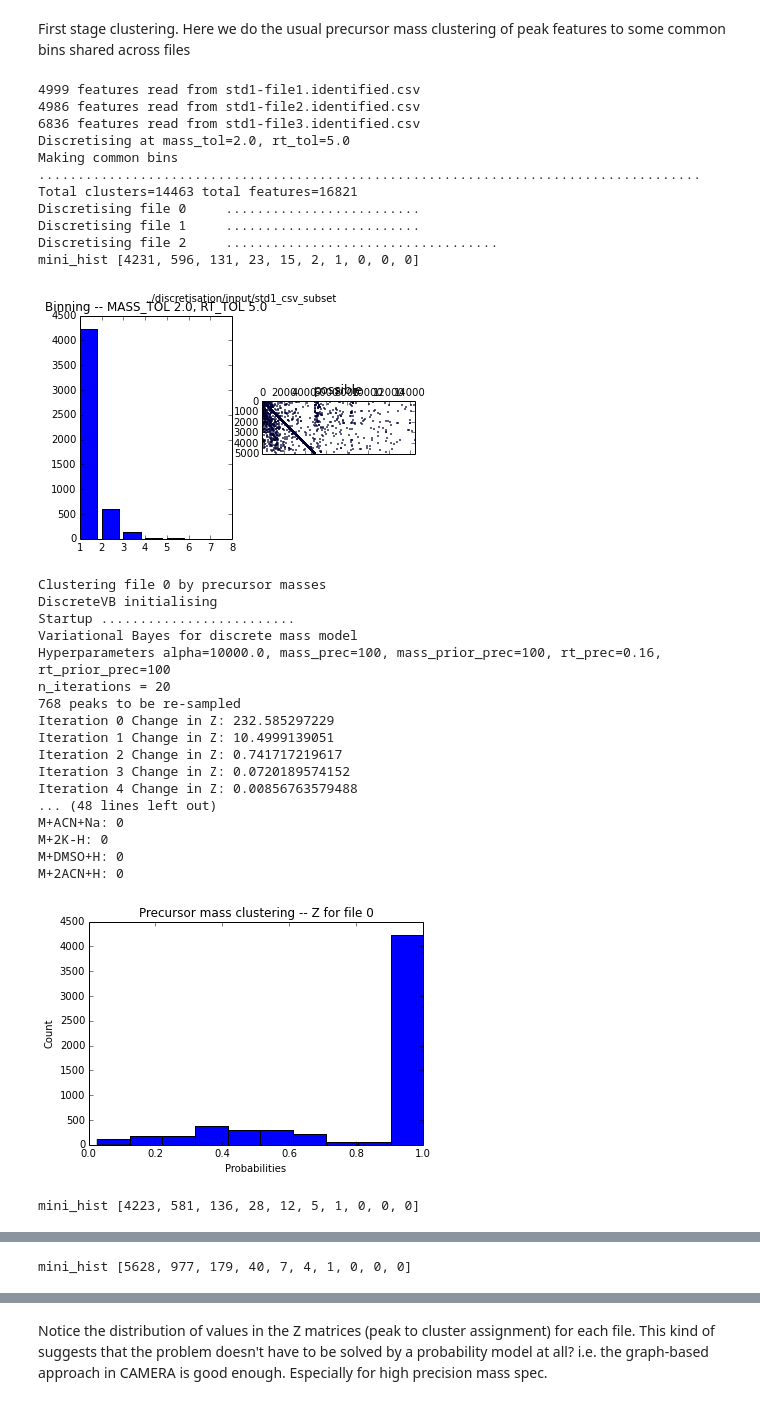
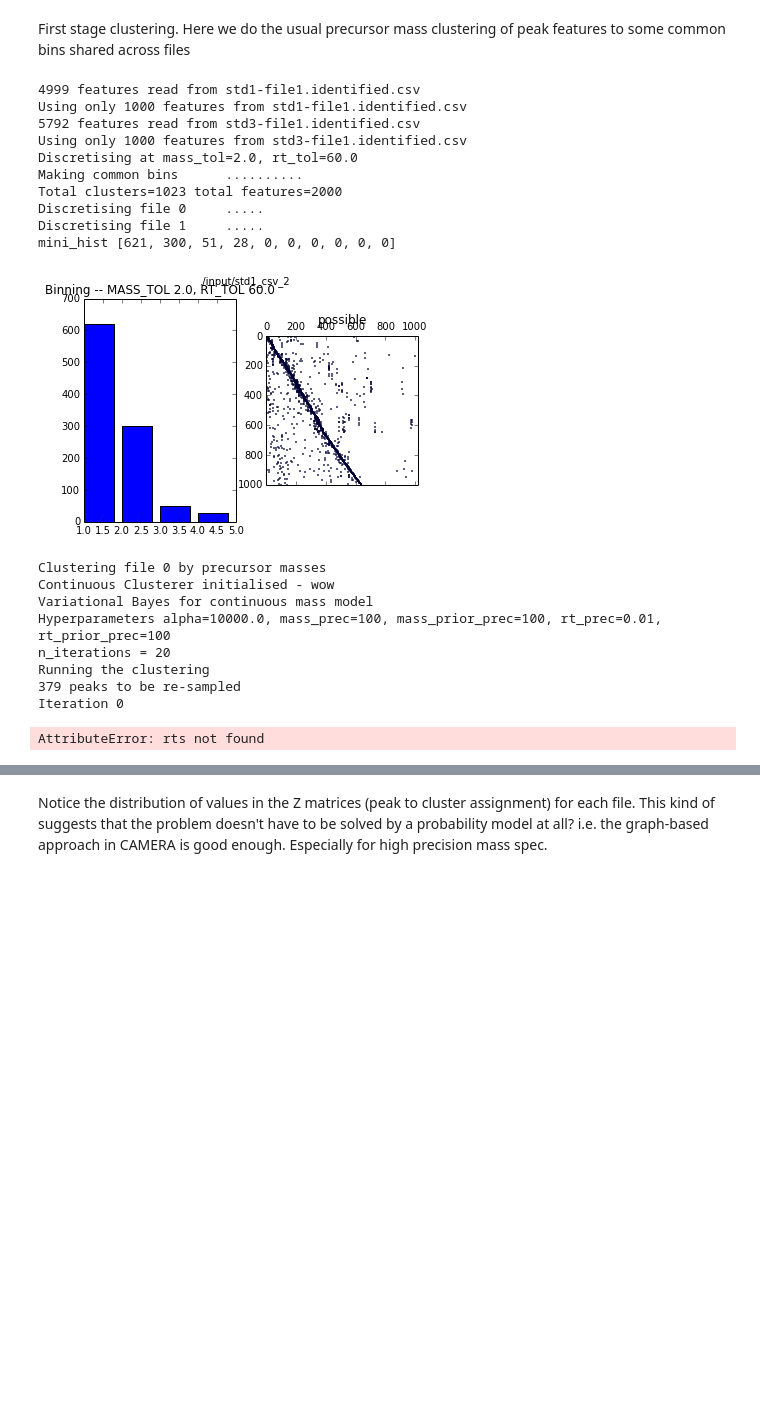
Before and after one commit to sdrogers/metabolomics_tools, a Jupyter notebook: alignment/test_shared_bin_matching.ipynb, the cells around one changed output, grey strips where cells are left out. Saved outputs shown, nothing was run; the diff lists cells and outputs as text; code cells hidden in the pictures; blank space fills up the shorter version.

Commit message:
fix the binning but broke the alignment
Former-commit-id: ab5618504f46deac2b77b407c164163af4974ac4

```diff
--- a/alignment/test_shared_bin_matching.ipynb
+++ b/alignment/test_shared_bin_matching.ipynb
@@ -62,19 +63,18 @@ Parameters. Here we load 3 std1 pos files and process them with the following pa
 # %%
 start = time.time()
 
-basedir = '../discretisation'
-database = basedir + '/database/std1_mols.csv'
-transformation = basedir + '/mulsubs/mulsub2.txt'
-input_file = basedir + '/input/std1_csv_subset'
+database = '../discretisation/database/std1_mols.csv'
+transformation = '../discretisation/mulsubs/mulsub2.txt'
+input_file = './input/std1_csv_2'
 
 binning_mass_tol = 2.0                  # mass tolerance in ppm when binning
-binning_rt_tol = 5.0                    # rt tolerance in seconds when binning
-within_file_rt_sd = binning_rt_tol/2    # standard deviation of each cluster when clustering by precursor masses in a single file
-across_file_rt_sd = 10.0                # standard deviation of mixture component when clustering by RT across files
+binning_rt_tol = 60.0                   # rt tolerance in seconds when binning
+within_file_rt_sd = 10.0                # standard deviation of each cluster when clustering by precursor masses in a single file
+across_file_rt_sd = 30.0                # standard deviation of mixture component when clustering by RT across files
 alpha_mass = 10000.0                    # concentration parameter for precursor mass clustering
 alpha_rt = 10000.0                      # concentration parameter for DP mixture on RT
 t = 0.50                                # threshold for cluster membership for precursor mass clustering
-limit_n = -1                            # the number of features to load per file to make debugging easier, -1 to load all
+limit_n = 1000                          # the number of features to load per file to make debugging easier, -1 to load all
 
 mass_clustering_n_iterations = 20       # no. of iterations for VB precursor clustering
 rt_clustering_nsamps = 200              # no. of total samples for Gibbs RT clustering
@@ -94,6 +94,9 @@ all_bins = []
 posterior_bin_rts = []
 annotations = {}
 
+file_bins = []
+file_post_rts = []
+
 for j in range(len(data_list)):
 
     # run precursor mass clustering
@@ -103,7 +106,8 @@ for j in range(len(data_list)):
     hp = HyperPars()
     hp.rt_prec = 1.0/(within_file_rt_sd*within_file_rt_sd)
     hp.alpha = alpha_mass
-    discrete = DiscreteVB(peak_data, hp)
+    # discrete = DiscreteVB(peak_data, hp)
+    discrete = ContinuousVB(peak_data, hp)
     discrete.n_iterations = mass_clustering_n_iterations
     print discrete
     discrete.run()
@@ -117,59 +121,53 @@ for j in range(len(data_list)):
     # find the non-empty bins
     bins = [peak_data.bins[a] for a in nnz_idx]
     all_bins.extend(bins)
+    file_bins.append(bins)
 
     # find the non-empty bins' posterior RT values
     bin_rts = discrete.cluster_rt_mean[nnz_idx]
+    plt.figure()
+    plt.plot(bin_rts, '.b')
     bin_rts = bin_rts.ravel().tolist()
     posterior_bin_rts.extend(bin_rts)
+    file_post_rts.append(bin_rts)
 
     # make some plots
     cp = ClusterPlotter(peak_data, discrete)
     cp.summary(file_idx=j)
     # cp.plot_biggest(3)
 
     # assign peaks into their respective bins,
     # this makes it easier when matching peaks across the same bins later
     # note: a peak can belong to multiple bins, depending on the choice of threshold t
     cx = cluster_membership.tocoo()
     for i,j,v in itertools.izip(cx.row, cx.col, cx.data):
         f = peak_data.features[i]
         bb = peak_data.bins[j] # copy of the common bin specific to file j
         bb.add_feature(f)
         # annotate each feature by its precursor mass & adduct type probabilities, for reporting later
         bin_prob = discrete.Z[i, j]
         trans_idx = discrete.possible[i, j]
         tran = tmap[trans_idx]
         msg = "{:s}@{:3.5f} prob={:.2f}".format(tran.name, bb.mass, bin_prob)
         annotate(annotations, f, msg)
 # %% [output]
 4999 features read from std1-file1.identified.csv
-4986 features read from std1-file2.identified.csv
-6836 features read from std1-file3.identified.csv
-Discretising at mass_tol=2.0, rt_tol=5.0
-Making common bins      .....................................................................................
-Total clusters=14463 total features=16821
-Discretising file 0     .........................
-Discretising file 1     .........................
-Discretising file 2     ...................................
-mini_hist [4231, 596, 131, 23, 15, 2, 1, 0, 0, 0]
+Using only 1000 features from std1-file1.identified.csv
+5792 features read from std3-file1.identified.csv
+Using only 1000 features from std3-file1.identified.csv
+Discretising at mass_tol=2.0, rt_tol=60.0
+Making common bins      ..........
+Total clusters=1023 total features=2000
+Discretising file 0     .....
+Discretising file 1     .....
+mini_hist [621, 300, 51, 28, 0, 0, 0, 0, 0, 0]
-[figure, old version]
+[figure, new version]
 Clustering file 0 by precursor masses
-DiscreteVB initialising
-Startup .........................
-Variational Bayes for discrete mass model
-Hyperparameters alpha=10000.0, mass_prec=100, mass_prior_prec=100, rt_prec=0.16, rt_prior_prec=100
+Continuous Clusterer initialised - wow
+Variational Bayes for continuous mass model
+Hyperparameters alpha=10000.0, mass_prec=100, mass_prior_prec=100, rt_prec=0.01, rt_prior_prec=100
 n_iterations = 20
-768 peaks to be re-sampled
-Iteration 0 Change in Z: 232.585297229
-Iteration 1 Change in Z: 10.4999139051
-Iteration 2 Change in Z: 0.741717219617
-Iteration 3 Change in Z: 0.0720189574152
-Iteration 4 Change in Z: 0.00856763579488
-... (48 lines left out)
-M+ACN+Na: 0
-M+2K-H: 0
-M+DMSO+H: 0
-M+2ACN+H: 0
+Running the clustering
+379 peaks to be re-sampled
+Iteration 0
-[figure, removed]
-mini_hist [4223, 581, 136, 28, 12, 5, 1, 0, 0, 0]
+AttributeError: rts not found
@@ -195 +173,0 @@ M+2ACN+H: 2
-mini_hist [5628, 977, 179, 40, 7, 4, 1, 0, 0, 0]
```
Also changed, not shown: parts of 9 cells of this notebook, 6 other files.
